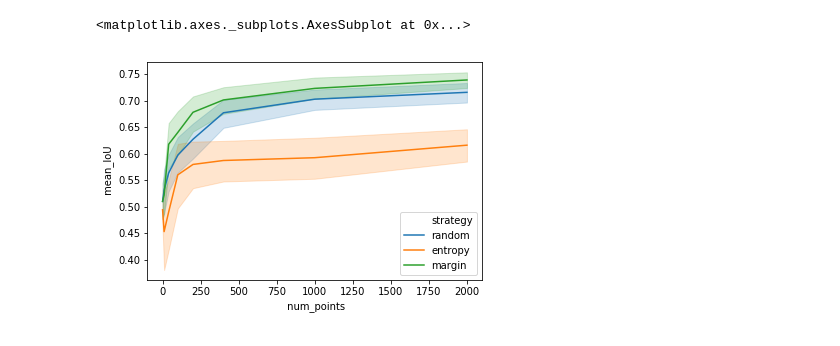
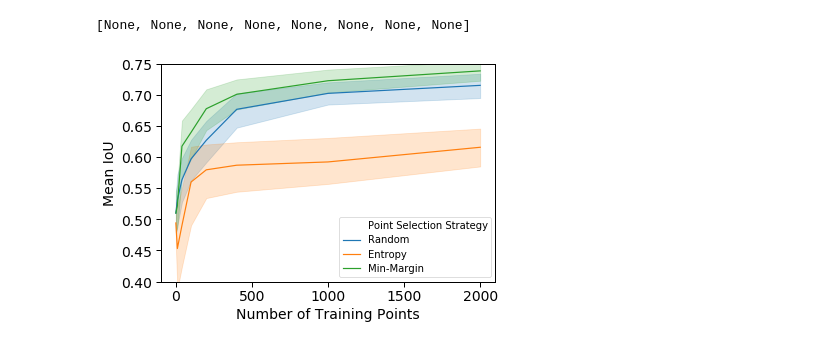
Before and after one commit to microsoft/landcover, a Jupyter notebook: analysis/active-learning-analyses.ipynb, the cells around one changed output. Drawn from its saved outputs; the diff is of its cells as text; code cells hidden in the pictures.

```diff
--- a/analysis/active-learning-analyses.ipynb
+++ b/analysis/active-learning-analyses.ipynb
@@ -159,10 +206,12 @@ plt.lineplot(x=' num_points', y=' pixel_accuracy', hue='method', data=subset)
 # %%
 ##########################################
 #### Generate plot of mean IoU per query strategy
 ##########################################
 
-subset = df[ (df["method"] == 'last_k_layers_lr_0.005000_last_k_2') ]
-plt.lineplot(x=' num_points', y=' mean_IoU', hue='strategy', data=subset)
+subset = df[ (df["Adaptation Method"] == 'Last 2 layers') ]
+ax = sns.lineplot(x='Number of Training Points', y='Mean IoU', hue='Point Selection Strategy', data=subset)
+ax.set(ylim=(0.40, 0.75))
+plt.setp(ax.get_legend().get_texts(), fontsize='10')
 # %% [output]
-<matplotlib.axes._subplots.AxesSubplot at 0x...>
+[None, None, None, None, None, None, None, None]
-[figure, old version]
+[figure, new version]
```
Also changed, not shown: parts of 10 cells of this notebook.
